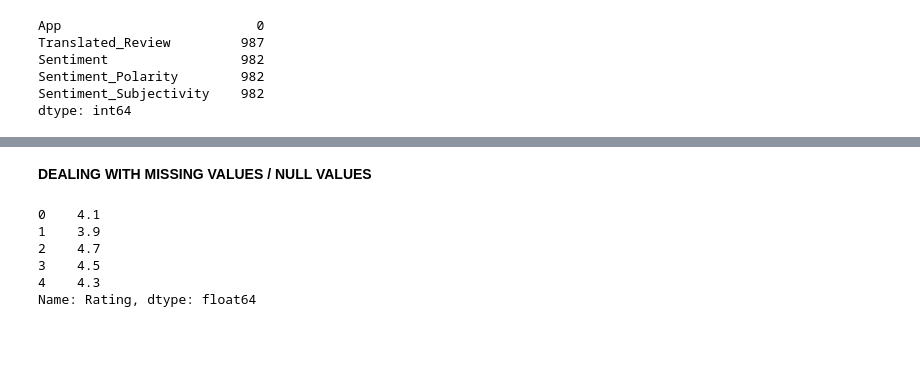
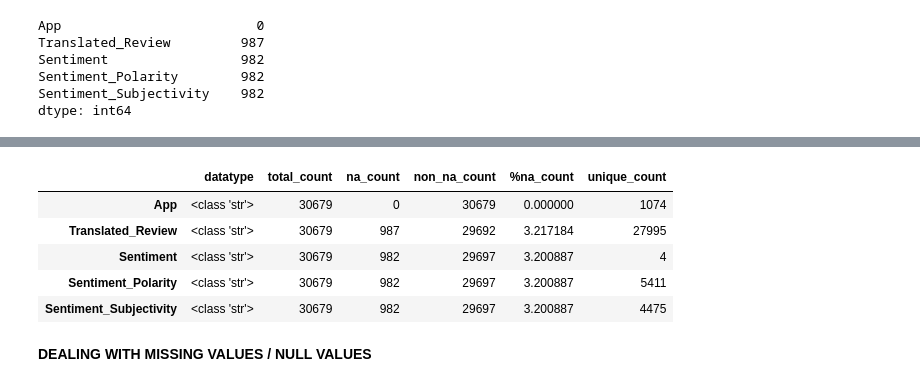
Before and after one commit to naghma28/PlayStoreAppReviewAnalysis, a Jupyter notebook: PlayStoreAppReviewAnalysis.ipynb, the cells around one changed output, grey strips where cells are left out. Drawn from its saved outputs; the diff is of its cells as text; code cells hidden in the pictures; blank space fills up the shorter version.

```diff
--- a/PlayStoreAppReviewAnalysis.ipynb
+++ b/PlayStoreAppReviewAnalysis.ipynb
@@ -244,11 +275,11 @@ dtype: int64
+# %%
+get_info(myreview)
+# %% [output]
+|  | datatype | total_count | na_count | non_na_count | %na_count | unique_count |
+| App | <class 'str'> | 30679 | 0 | 30679 | 0.000000 | 1074 |
+| Translated_Review | <class 'str'> | 30679 | 987 | 29692 | 3.217184 | 27995 |
+| Sentiment | <class 'str'> | 30679 | 982 | 29697 | 3.200887 | 4 |
+| Sentiment_Polarity | <class 'str'> | 30679 | 982 | 29697 | 3.200887 | 5411 |
+| Sentiment_Subjectivity | <class 'str'> | 30679 | 982 | 29697 | 3.200887 | 4475 |
 # %% [markdown]
 **DEALING WITH MISSING VALUES / NULL VALUES**
-# %%
-mydata['Rating']
-# %% [output]
-0    4.1
-1    3.9
-2    4.7
-3    4.5
-4    4.3
-Name: Rating, dtype: float64
```
Also changed, not shown: parts of 15 cells of this notebook.
